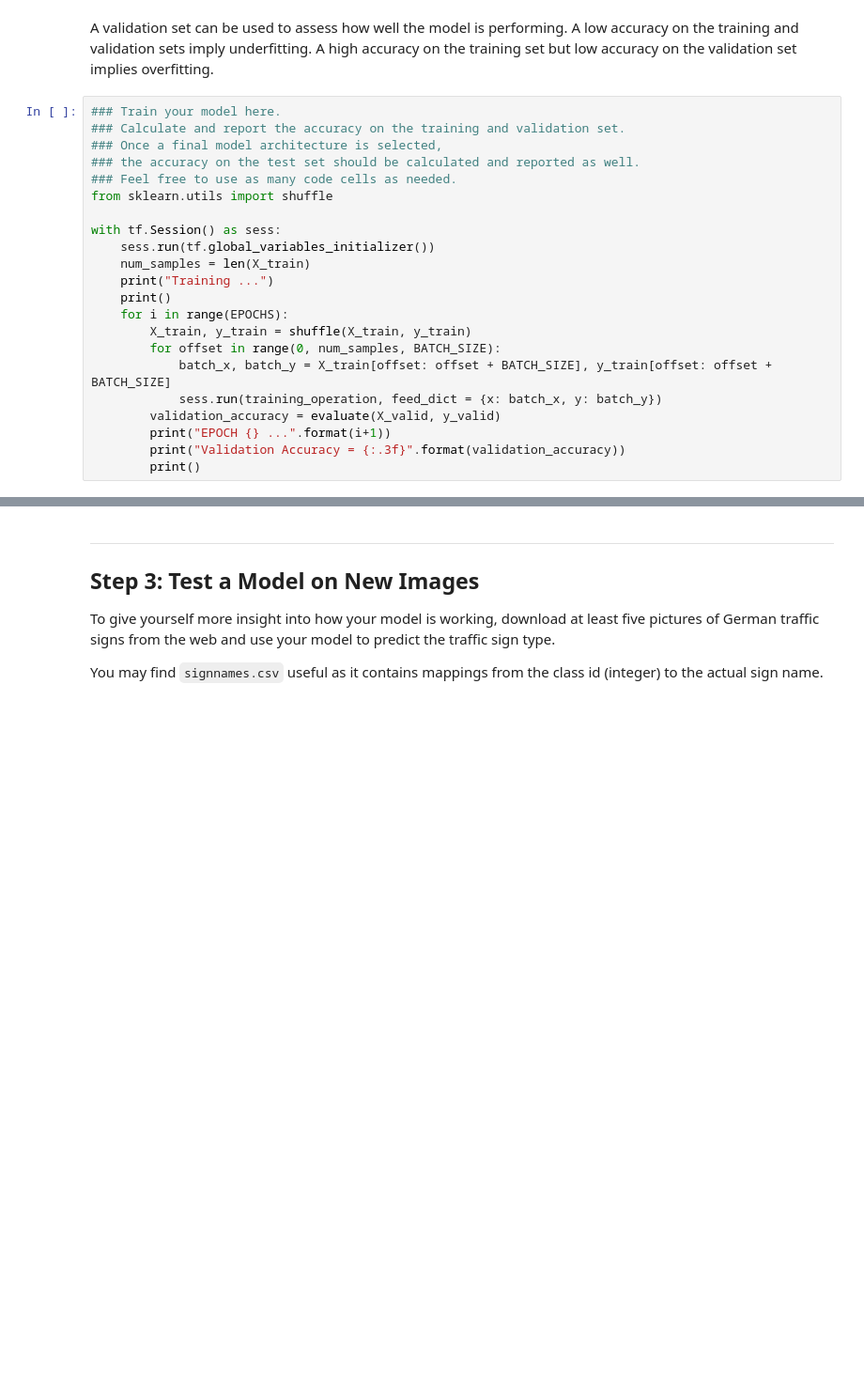
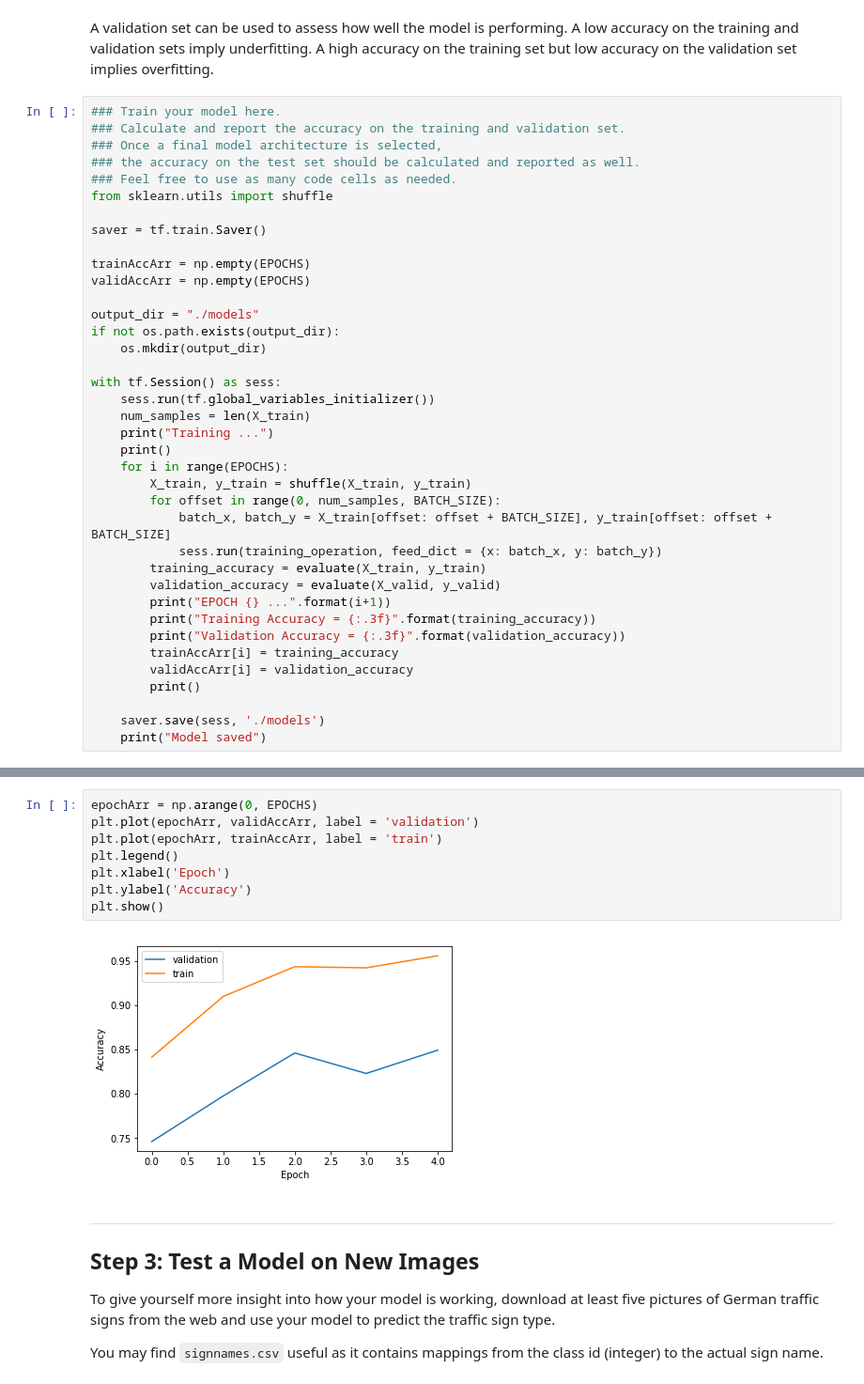
Before and after one commit to xingliuUT/CarND-Traffic-Sign-Classifier-Project, a Jupyter notebook: Traffic_Sign_Classifier.ipynb, the cells around one changed output, grey strips where cells are left out. Shown at 94% size. Cells and saved outputs as stored; diff of their text form; blank space fills up the shorter version.

Commit message:
feat: plot train and validation accuracy vs epochs

```diff
--- a/Traffic_Sign_Classifier.ipynb
+++ b/Traffic_Sign_Classifier.ipynb
@@ -249,6 +250,15 @@ sets imply underfitting. A high accuracy on the training set but low accuracy on
 ### the accuracy on the test set should be calculated and reported as well.
 ### Feel free to use as many code cells as needed.
 from sklearn.utils import shuffle
+
+saver = tf.train.Saver()
+
+trainAccArr = np.empty(EPOCHS)
+validAccArr = np.empty(EPOCHS)
+
+output_dir = "./models"
+if not os.path.exists(output_dir):
+    os.mkdir(output_dir)
 
 with tf.Session() as sess:
     sess.run(tf.global_variables_initializer())
@@ -260,9 +270,16 @@ with tf.Session() as sess:
         for offset in range(0, num_samples, BATCH_SIZE):
             batch_x, batch_y = X_train[offset: offset + BATCH_SIZE], y_train[offset: offset + BATCH_SIZE]
             sess.run(training_operation, feed_dict = {x: batch_x, y: batch_y})
+        training_accuracy = evaluate(X_train, y_train)
         validation_accuracy = evaluate(X_valid, y_valid)
         print("EPOCH {} ...".format(i+1))
+        print("Training Accuracy = {:.3f}".format(training_accuracy))
         print("Validation Accuracy = {:.3f}".format(validation_accuracy))
+        trainAccArr[i] = training_accuracy
+        validAccArr[i] = validation_accuracy
         print()
+
+    saver.save(sess, './models')
+    print("Model saved")
 # %% [output]
 Training ...
@@ -269,3 +302,13 @@ Training ...
+# %%
+epochArr = np.arange(0, EPOCHS)
+plt.plot(epochArr, validAccArr, label = 'validation')
+plt.plot(epochArr, trainAccArr, label = 'train')
+plt.legend()
+plt.xlabel('Epoch')
+plt.ylabel('Accuracy')
+plt.show()
+# %% [output]
+[figure, added]
 # %% [markdown]
 ---
 
```
Also changed, not shown: parts of 2 cells of this notebook.
